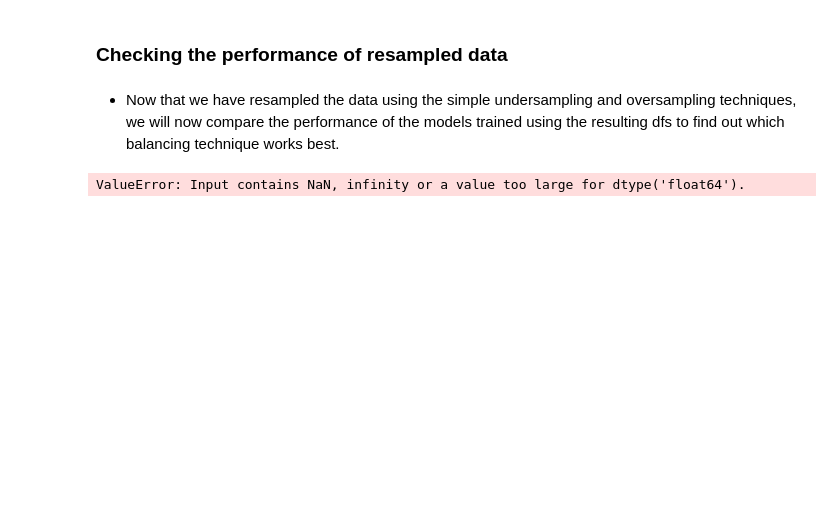
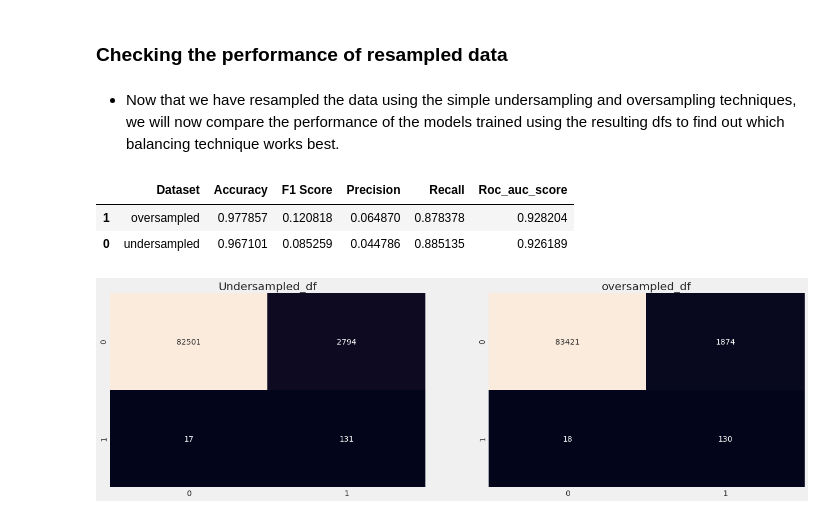
Before and after one commit to natbernard/Credit-Card-Fraud-Detection, a Jupyter notebook: Credit card fraud detection.ipynb, the cells around one changed output. Drawn from its saved outputs; the diff is of its cells as text; code cells hidden in the pictures; blank space fills up the shorter version.

```diff
--- a/Credit card fraud detection.ipynb
+++ b/Credit card fraud detection.ipynb
@@ -158,8 +163,8 @@ X_train, X_test, y_train, y_test = train_test_split(X, y, test_size = 0.3, rando
 def model_evaluation(model = LogisticRegression()):
     model.fit(X_train, y_train)
     y_pred = model.predict(X_test)
-    print(classification_report(y_test, y_pred))
-    cf_matrix = sns.heatmap(confusion_matrix(y_test, y_pred), annot = True, fmt = 'g', cmap = 'rocket', cbar = False)
+    print(metrics.classification_report(y_test, y_pred))
+    cf_matrix = sns.heatmap(metrics.confusion_matrix(y_test, y_pred), annot = True, fmt = 'g', cmap = 'rocket', cbar = False)
     return cf_matrix
 
 model_evaluation()
@@ -237,31 +242,41 @@ datasets = {
 }
 
 results = {
     'Dataset': [],
     'Accuracy': [],
     'F1 Score': [],
     'Precision': [],
     'Recall': [],
     'Roc_auc_score': []
 }
+conf_m = []
 
 def model_evaluation(model = LogisticRegression()):
 
     for label in datasets.keys():
         results['Dataset'].append(label)
         df = datasets[label]['dataset']
         X_train = df.drop('Class', axis = 1)
         y_train = df['Class']
         model.fit(X_train, y_train)
         y_pred = model.predict(X_test)
         results['Accuracy'].append(metrics.accuracy_score(y_test, y_pred))
         results['F1 Score'].append(metrics.f1_score(y_test, y_pred))
         results['Precision'].append(metrics.precision_score(y_test, y_pred))
         results['Recall'].append(metrics.recall_score(y_test, y_pred))
         results['Roc_auc_score'].append(metrics.roc_auc_score(y_test, y_pred))
+        conf_m.append(metrics.confusion_matrix(y_test, y_pred))
 
 model_evaluation()
+fig, ax = plt.subplots(1,2, figsize = (20,6))
+sns.heatmap(conf_m[0], annot = True, cbar = False, fmt = 'g', cmap = 'rocket', ax = ax[0])
+ax[0].set_title('Undersampled_df')
+sns.heatmap(conf_m[1], annot = True, cbar = False, fmt = 'g', cmap = 'rocket', ax = ax[1])
+ax[1].set_title('oversampled_df')
 results = pd.DataFrame(results)
 results.sort_values(by = 'F1 Score', ascending = False)
 # %% [output]
-ValueError: Input contains NaN, infinity or a value too large for dtype('float64').
+|  | Dataset | Accuracy | F1 Score | Precision | Recall | Roc_auc_score |
+| 1 | oversampled | 0.977857 | 0.120818 | 0.064870 | 0.878378 | 0.928204 |
+| 0 | undersampled | 0.967101 | 0.085259 | 0.044786 | 0.885135 | 0.926189 |
+[figure, added]
```
Also changed, not shown: parts of 9 cells of this notebook.
